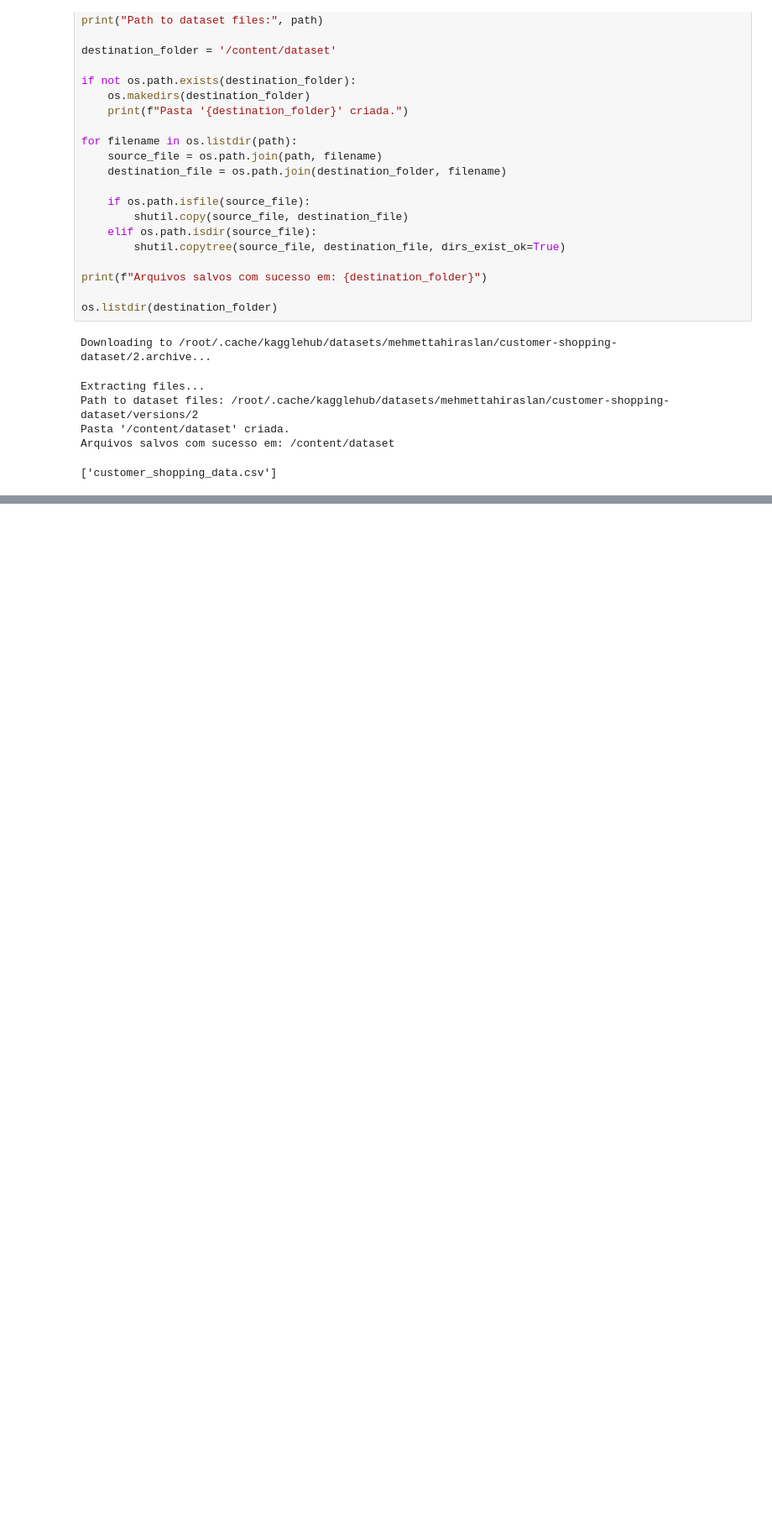
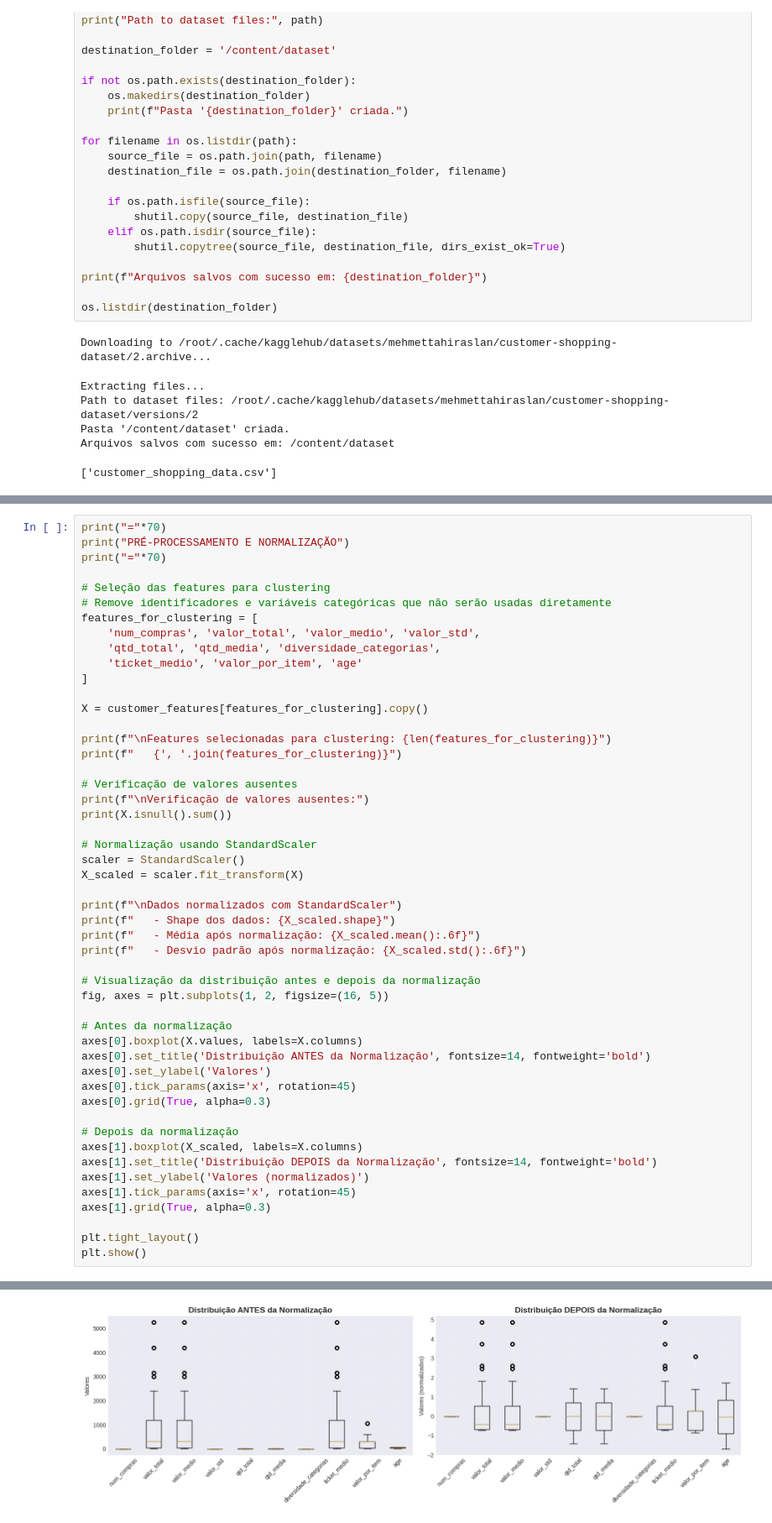
Before and after one commit to Eduardo-Bomfim/Insight-Hub, a Jupyter notebook: notebook/Insight_Hub.ipynb, the cells around one changed output, grey strips where cells are left out. Shown at 84% size. Saved outputs shown, nothing was run; the diff lists cells and outputs as text; blank space fills up the shorter version.

```diff
--- a/notebook/Insight_Hub.ipynb
+++ b/notebook/Insight_Hub.ipynb
@@ -38,0 +326,51 @@ Arquivos salvos com sucesso em: /content/dataset
+# %%
+print("="*70)
+print("PRÉ-PROCESSAMENTO E NORMALIZAÇÃO")
+print("="*70)
+
+# Seleção das features para clustering
+# Remove identificadores e variáveis categóricas que não serão usadas diretamente
+features_for_clustering = [
+    'num_compras', 'valor_total', 'valor_medio', 'valor_std',
+    'qtd_total', 'qtd_media', 'diversidade_categorias',
+    'ticket_medio', 'valor_por_item', 'age'
+]
+
+X = customer_features[features_for_clustering].copy()
+
+print(f"\nFeatures selecionadas para clustering: {len(features_for_clustering)}")
+print(f"   {', '.join(features_for_clustering)}")
+
+# Verificação de valores ausentes
+print(f"\nVerificação de valores ausentes:")
+print(X.isnull().sum())
+
+# Normalização usando StandardScaler
+scaler = StandardScaler()
+X_scaled = scaler.fit_transform(X)
+
+print(f"\nDados normalizados com StandardScaler")
+print(f"   - Shape dos dados: {X_scaled.shape}")
+print(f"   - Média após normalização: {X_scaled.mean():.6f}")
+print(f"   - Desvio padrão após normalização: {X_scaled.std():.6f}")
+
+# Visualização da distribuição antes e depois da normalização
+fig, axes = plt.subplots(1, 2, figsize=(16, 5))
+
+# Antes da normalização
+axes[0].boxplot(X.values, labels=X.columns)
+axes[0].set_title('Distribuição ANTES da Normalização', fontsize=14, fontweight='bold')
+axes[0].set_ylabel('Valores')
+axes[0].tick_params(axis='x', rotation=45)
+axes[0].grid(True, alpha=0.3)
+
+# Depois da normalização
+axes[1].boxplot(X_scaled, labels=X.columns)
+axes[1].set_title('Distribuição DEPOIS da Normalização', fontsize=14, fontweight='bold')
+axes[1].set_ylabel('Valores (normalizados)')
+axes[1].tick_params(axis='x', rotation=45)
+axes[1].grid(True, alpha=0.3)
+
+plt.tight_layout()
+plt.show()
+# %% [output]
@@ -38,0 +394 @@ Arquivos salvos com sucesso em: /content/dataset
+[figure, added]
```
Also changed, not shown: parts of 35 cells of this notebook.
